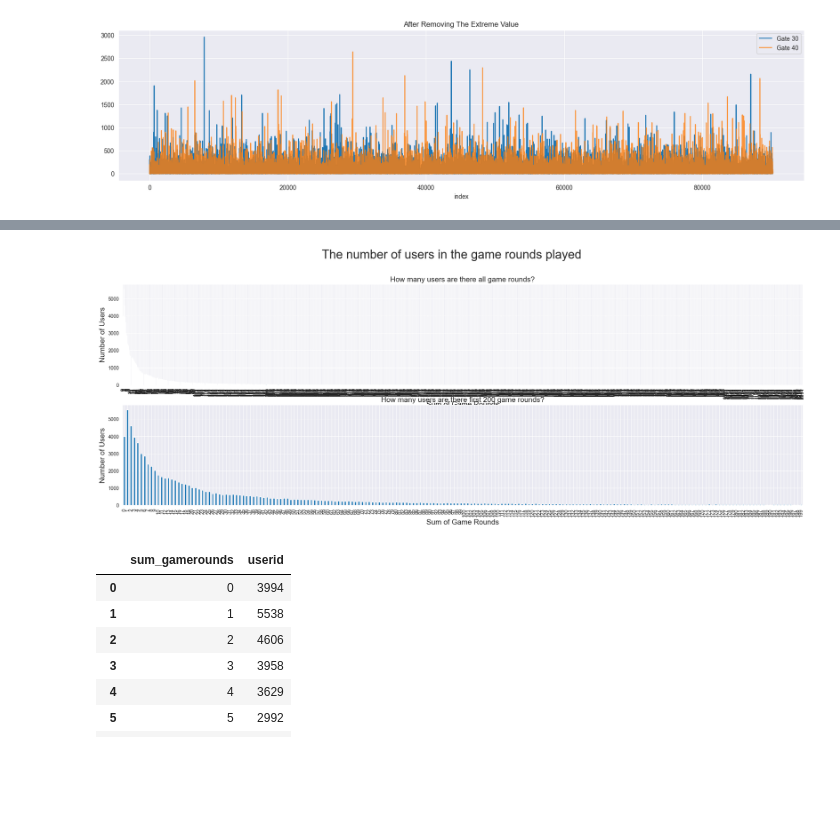
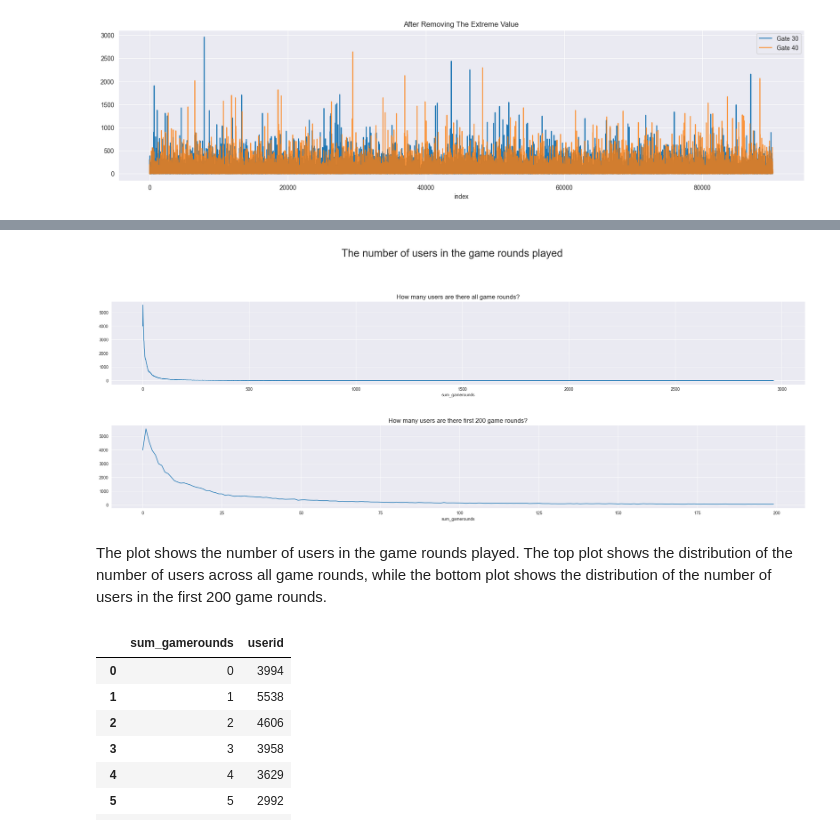
Before and after one commit to Yash1398/Cookie_Cat_AB_Testing, a Jupyter notebook: main.ipynb, the cells around one changed output, grey strips where cells are left out. Saved outputs shown, nothing was run; the diff lists cells and outputs as text; code cells hidden in the pictures; blank space fills up the shorter version.

```diff
--- a/main.ipynb
+++ b/main.ipynb
@@ -236,25 +257,16 @@ plt.show()
 # %%
 # Plot the number of users in each game round for all game rounds
-fig, axes = plt.subplots(2, 1, figsize=(25, 10))
-df_cookie.groupby("sum_gamerounds").userid.count().plot(kind="bar", ax=axes[0])
-axes[0].set_xlabel("Sum of Game Rounds", fontsize=15)
-axes[0].set_ylabel("Number of Users", fontsize=15)
-axes[0].set_title("How many users are there all game rounds?", fontsize=15)
-
-# Plot the number of users in each game round for the first 200 game rounds
-df_cookie.groupby("sum_gamerounds").userid.count()[:200].plot(kind="bar", ax=axes[1])
-axes[1].set_xlabel("Sum of Game Rounds", fontsize=15)
-axes[1].set_ylabel("Number of Users", fontsize=15)
-axes[1].set_title("How many users are there first 200 game rounds?", fontsize=15)
-
-plt.subplots_adjust(bottom=0.25)
-
-plt.suptitle("The number of users in the game rounds played", fontsize=25)
-
-# Display the plot
-plt.show()
+fig, axes = plt.subplots(2, 1, figsize = (25,10))
+df_cookie.groupby("sum_gamerounds").userid.count().plot(ax = axes[0])
+df_cookie.groupby("sum_gamerounds").userid.count()[:200].plot(ax = axes[1])
+plt.suptitle("The number of users in the game rounds played", fontsize = 25)
+axes[0].set_title("How many users are there all game rounds?", fontsize = 15)
+axes[1].set_title("How many users are there first 200 game rounds?", fontsize = 15)
+plt.tight_layout(pad=5);
 # %% [output]
-[figure, old version]
+[figure, new version]
+# %% [markdown]
+The plot shows the number of users in the game rounds played. The top plot shows the distribution of the number of users across all game rounds, while the bottom plot shows the distribution of the number of users in the first 200 game rounds.
 # %%
 # Group and count users by sum_gamerounds, top 20
 df_cookie.groupby("sum_gamerounds").userid.count().reset_index().head(20)
```
Also changed, not shown: parts of 15 cells of this notebook.
